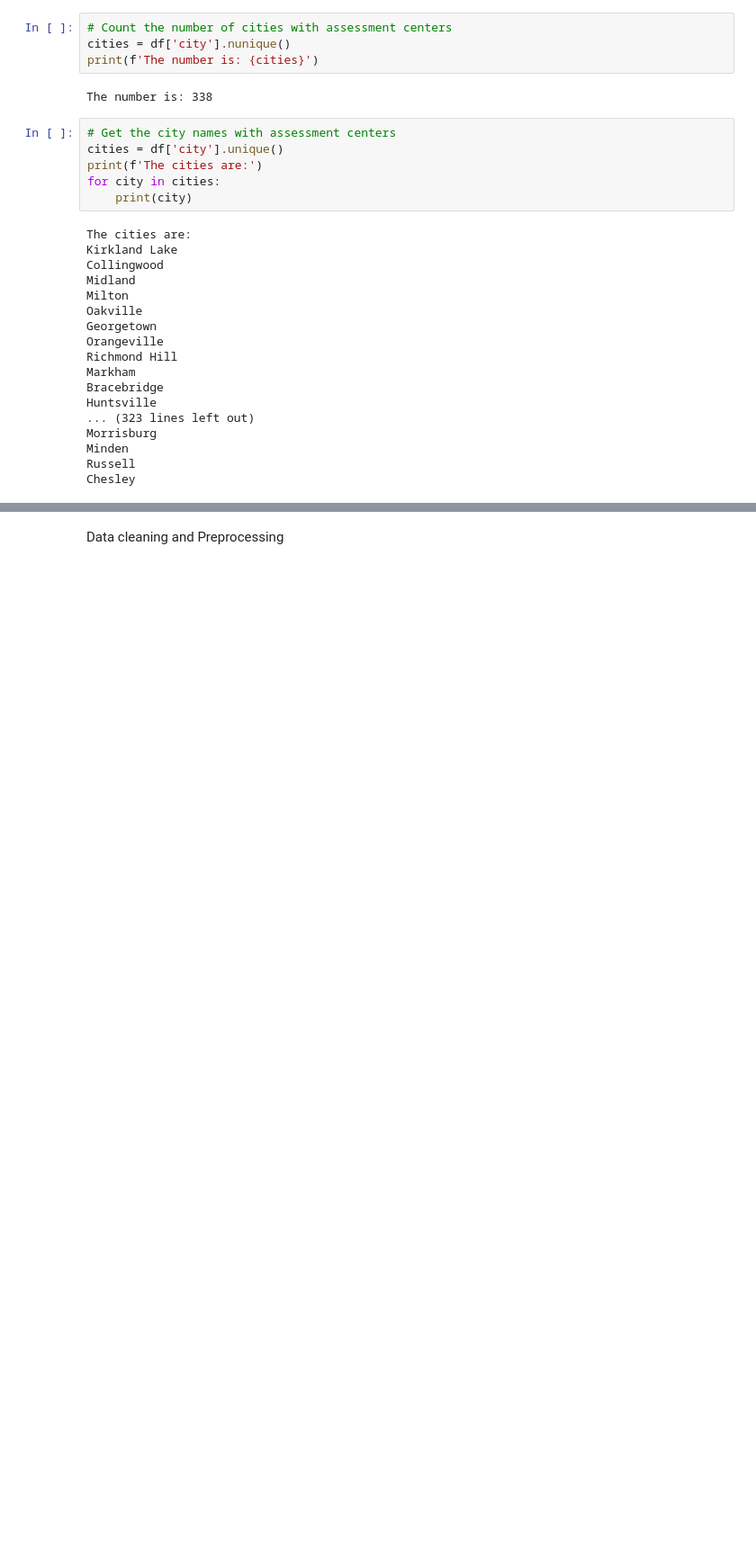
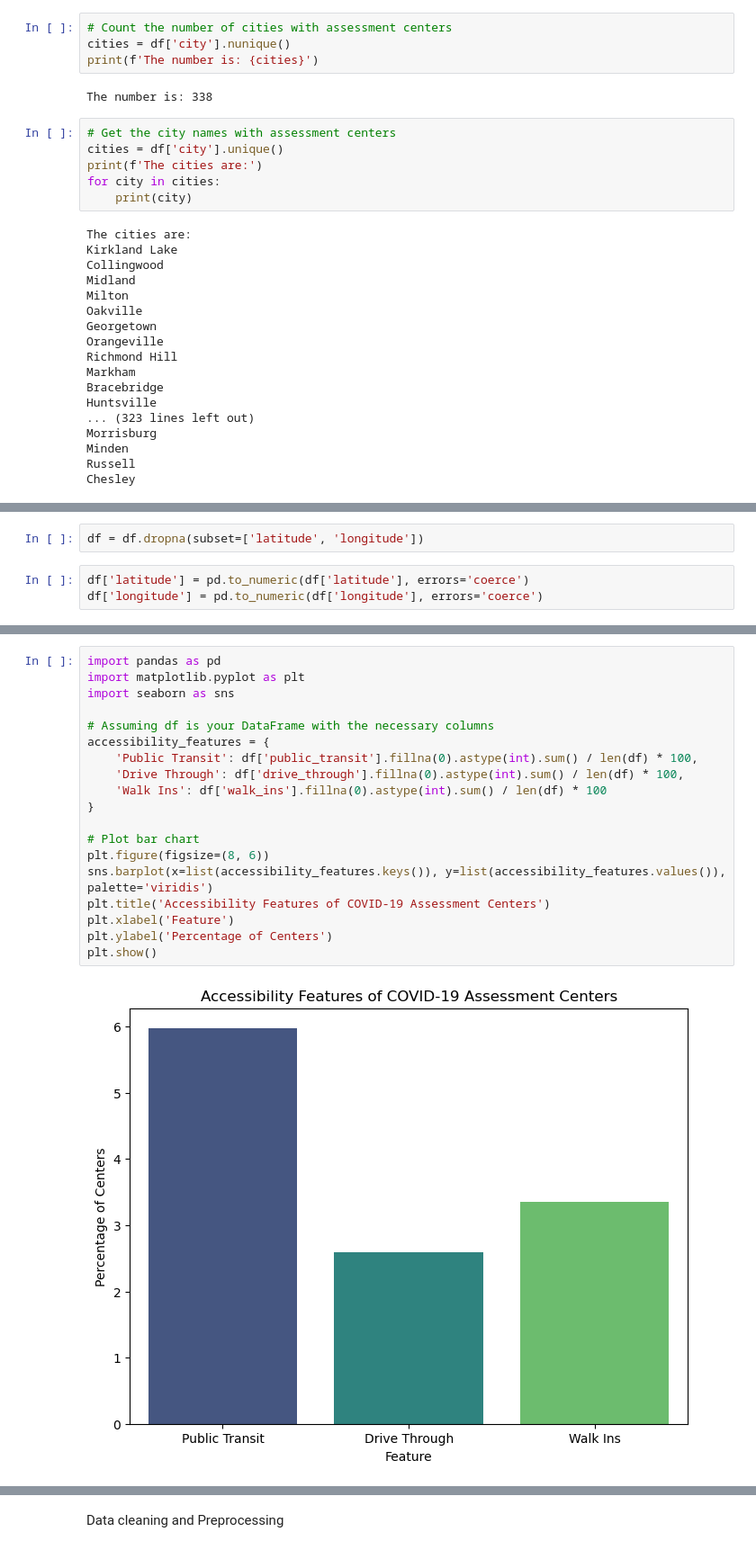
Before and after one commit to asoma30/Covid-19-Assesmenet-Centers-Location, a Jupyter notebook: Covid 19 Assesmenet Centers Location.ipynb, the cells around one changed output, grey strips where cells are left out. Shown at 90% size. Saved outputs shown, nothing was run; the diff lists cells and outputs as text; blank space fills up the shorter version.

```diff
--- a/Covid 19 Assesmenet Centers Location.ipynb
+++ b/Covid 19 Assesmenet Centers Location.ipynb
@@ -377,0 +384,5 @@ Chesley
+# %%
+df = df.dropna(subset=['latitude', 'longitude'])
+# %%
+df['latitude'] = pd.to_numeric(df['latitude'], errors='coerce')
+df['longitude'] = pd.to_numeric(df['longitude'], errors='coerce')
@@ -377,0 +447,21 @@ Chesley
+# %%
+import pandas as pd
+import matplotlib.pyplot as plt
+import seaborn as sns
+
+# Assuming df is your DataFrame with the necessary columns
+accessibility_features = {
+    'Public Transit': df['public_transit'].fillna(0).astype(int).sum() / len(df) * 100,
+    'Drive Through': df['drive_through'].fillna(0).astype(int).sum() / len(df) * 100,
+    'Walk Ins': df['walk_ins'].fillna(0).astype(int).sum() / len(df) * 100
+}
+
+# Plot bar chart
+plt.figure(figsize=(8, 6))
+sns.barplot(x=list(accessibility_features.keys()), y=list(accessibility_features.values()), palette='viridis')
+plt.title('Accessibility Features of COVID-19 Assessment Centers')
+plt.xlabel('Feature')
+plt.ylabel('Percentage of Centers')
+plt.show()
+# %% [output]
+[figure, added]
```
Also changed, not shown: parts of 60 cells of this notebook.
